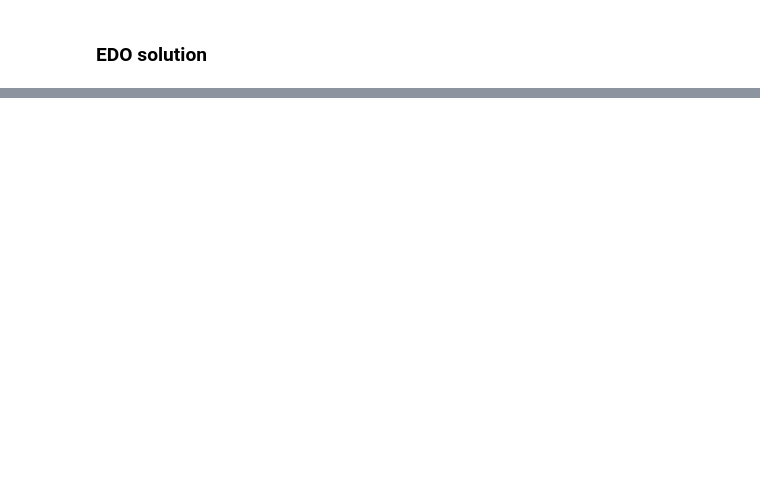
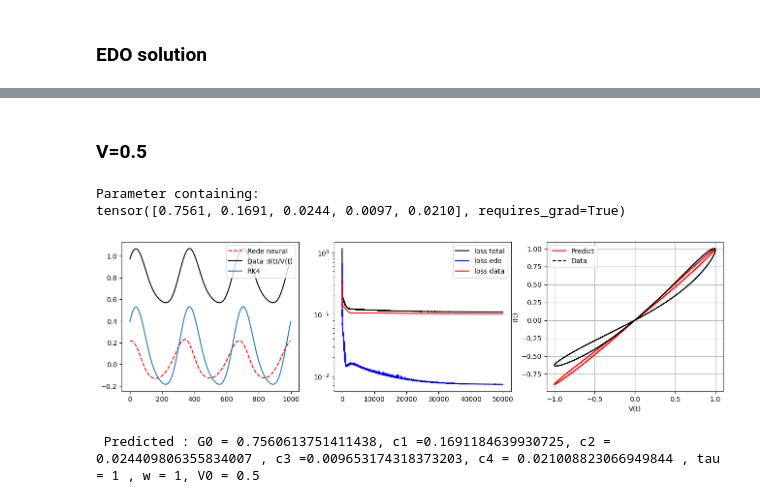
Before and after one commit to GubioGL/MachineLearning, a Jupyter notebook: # ML-apply-in-Physics/castelano-equation5.ipynb, the cells around one changed output, grey strips where cells are left out. Saved outputs shown, nothing was run; the diff lists cells and outputs as text; code cells hidden in the pictures; blank space fills up the shorter version.

```diff
--- a/# ML-apply-in-Physics/castelano-equation5.ipynb
+++ b/# ML-apply-in-Physics/castelano-equation5.ipynb
@@ -232 +263,10 @@ treino(lr_=0.0001,neuronio_=5,camadas=2,fun_activation=SineActivation(),epochs=1
+# %% [markdown]
+### V=0.5
+# %%
+treino(lr_=0.0001,neuronio_=5,camadas=2,fun_activation=SineActivation(),epochs=50000,step_size_=1000,G0=1,c1=1.0,c2=1,c3=0,c4=0,tau=1,w=1,V0=0.5,ajuste_lr=0)
+# %% [output]
+Parameter containing:
+tensor([0.7561, 0.1691, 0.0244, 0.0097, 0.0210], requires_grad=True)
+[figure, added]
+ Predicted : G0 = 0.7560613751411438, c1 =0.1691184639930725, c2 = 0.024409806355834007 , c3 =0.009653174318373203, c4 = 0.021008823066949844 , tau = 1 , w = 1, V0 = 0.5
 # %%
```
Also changed, not shown: parts of 9 cells of this notebook, 1 other file.
